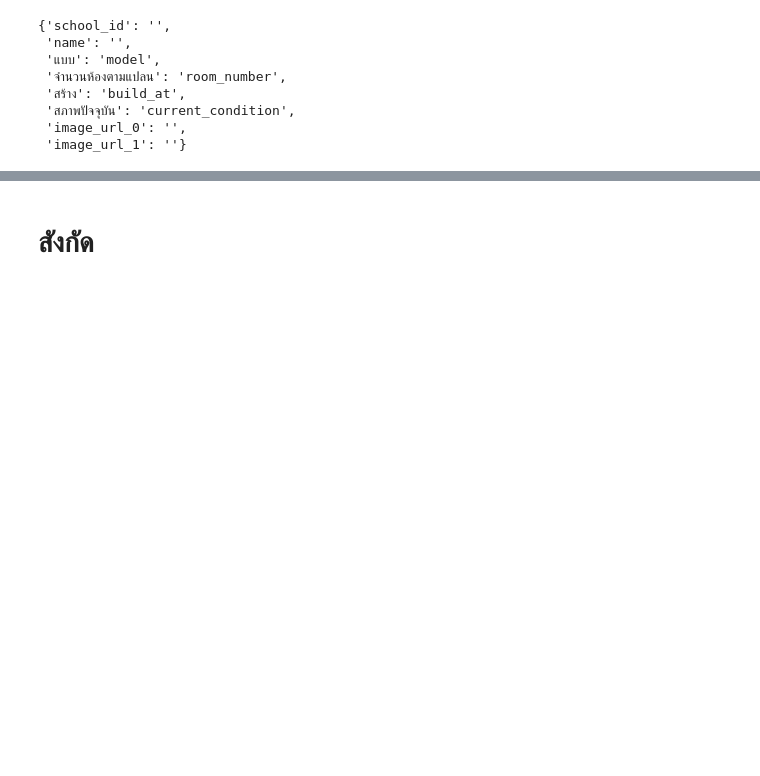
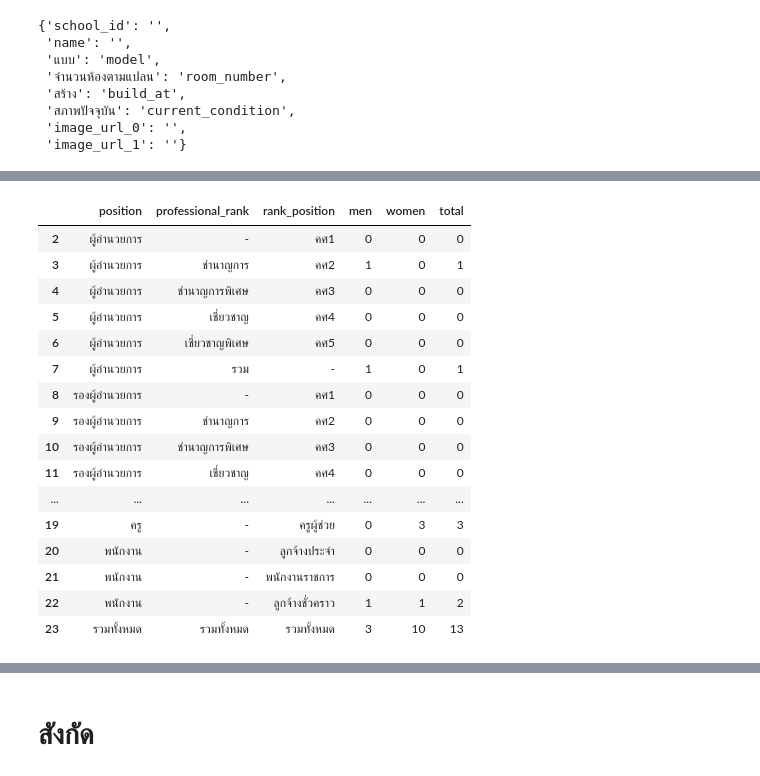
Before and after one commit to wevisdemo/open-school-data, a Jupyter notebook: playground.ipynb, the cells around one changed output, grey strips where cells are left out. Saved outputs shown, nothing was run; the diff lists cells and outputs as text; code cells hidden in the pictures; blank space fills up the shorter version.

```diff
--- a/playground.ipynb
+++ b/playground.ipynb
@@ -393,0 +409,26 @@ KeyError: 'position'
+# %%
+df = replace(df, 'staff_row_header')
+# %%
+is_edu_staff = df.position.isin(['ลูกจ้างประจำ', 'พนักงานราชการ', 'ลูกจ้างชั่วคราว'])
+df.loc[is_edu_staff, 'rank_position'] = df[is_edu_staff].position
+df.loc[is_edu_staff, 'position'] = 'พนักงาน'
+# %%
+df
+# %% [output]
+|  | position | professional_rank | rank_position | men | women | total |
+| 2 | ผู้อำนวยการ | - | คศ1 | 0 | 0 | 0 |
+| 3 | ผู้อำนวยการ | ชำนาญการ | คศ2 | 1 | 0 | 1 |
+| 4 | ผู้อำนวยการ | ชำนาญการพิเศษ | คศ3 | 0 | 0 | 0 |
+| 5 | ผู้อำนวยการ | เชี่ยวชาญ | คศ4 | 0 | 0 | 0 |
+| 6 | ผู้อำนวยการ | เชี่ยวชาญพิเศษ | คศ5 | 0 | 0 | 0 |
+| 7 | ผู้อำนวยการ | รวม | - | 1 | 0 | 1 |
+| 8 | รองผู้อำนวยการ | - | คศ1 | 0 | 0 | 0 |
+| 9 | รองผู้อำนวยการ | ชำนาญการ | คศ2 | 0 | 0 | 0 |
+| 10 | รองผู้อำนวยการ | ชำนาญการพิเศษ | คศ3 | 0 | 0 | 0 |
+| 11 | รองผู้อำนวยการ | เชี่ยวชาญ | คศ4 | 0 | 0 | 0 |
+| ... | ... | ... | ... | ... | ... | ... |
+| 19 | ครู | - | ครูผู้ช่วย | 0 | 3 | 3 |
+| 20 | พนักงาน | - | ลูกจ้างประจำ | 0 | 0 | 0 |
+| 21 | พนักงาน | - | พนักงานราชการ | 0 | 0 | 0 |
+| 22 | พนักงาน | - | ลูกจ้างชั่วคราว | 1 | 1 | 2 |
+| 23 | รวมทั้งหมด | รวมทั้งหมด | รวมทั้งหมด | 3 | 10 | 13 |
```
Also changed, not shown: parts of 7 cells of this notebook, 2 other files.
